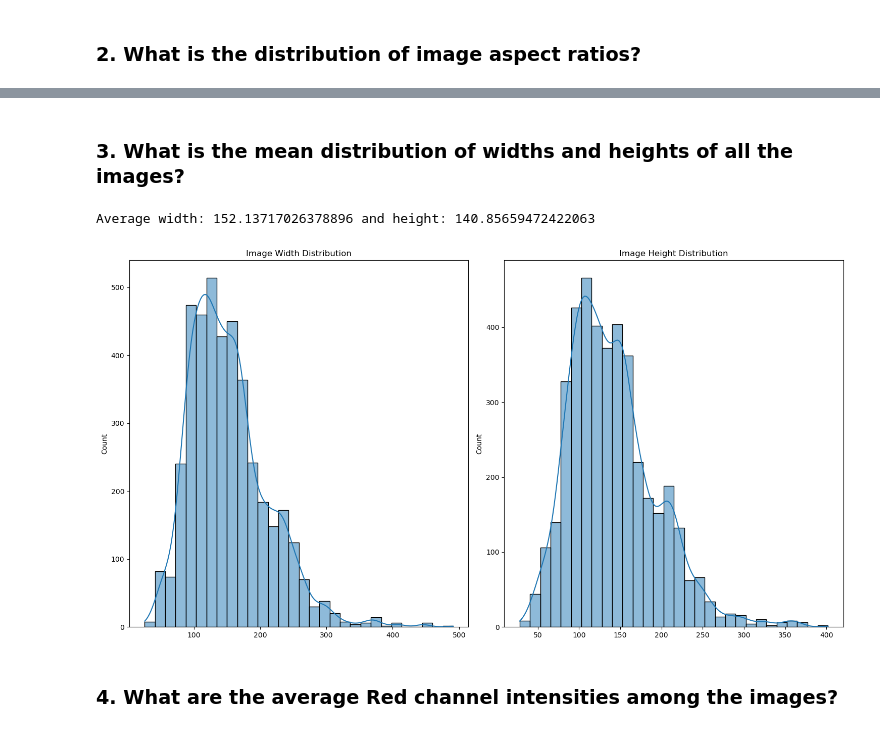
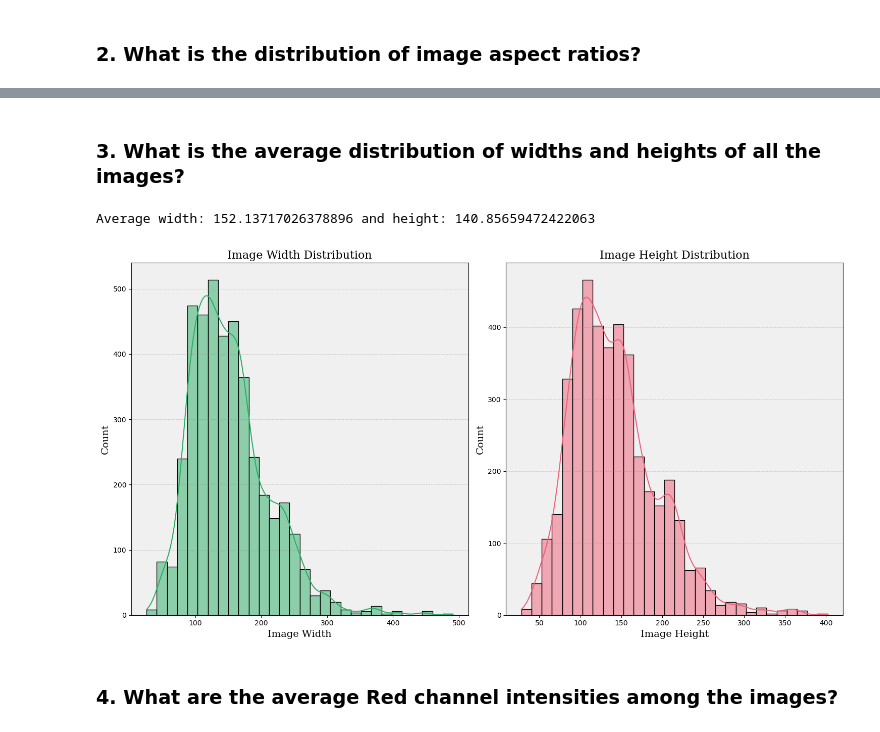
Before and after one commit to chrisheimbuch/traffic_signs_classification_report, a Jupyter notebook: traffic_eda.ipynb, the cells around one changed output, grey strips where cells are left out. Cells and saved outputs as stored; diff of their text form; code cells hidden in the pictures.

```diff
--- a/traffic_eda.ipynb
+++ b/traffic_eda.ipynb
@@ -39,0 +52,3 @@ df
+# %%
+#Making all names title case to deal with random sporadic name conventions.
+df['Name'] = df['Name'].str.title()
@@ -183,5 +206,5 @@ plt.show()
 # %% [markdown]
-### 3. What is the mean distribution of widths and heights of all the images?
+### 3. What is the average distribution of widths and heights of all the images?
 # %%
 # Lists to store width and height of images
 width_list = []
@@ -196,38 +219,51 @@ for folder in os.listdir(dataset):
         # Loop through each image file in the folder
         for filename in os.listdir(folder_path):
             image_path = os.path.join(folder_path, filename)
 
             # Open image and get its dimensions
             try:
                 with Image.open(image_path) as img:
                     width, height = img.size
                     width_list.append(width)
                     height_list.append(height)
             except Exception as e:
                 print(f"Error opening {image_path}: {e}")
 
 # Calculate average width and height
 average_width = sum(width_list) / len(width_list)
 average_height = sum(height_list) / len(height_list)
 
 print(f'Average width: {average_width} and height: {average_height}')
 
 # Plot the width and height distributions
 fig, ax = plt.subplots(1, 2, figsize=(15, 8))
 
 # Plot for image widths
-sns.histplot(width_list, ax=ax[0], bins=30, kde=True)
-ax[0].set_title('Image Width Distribution')
+sns.histplot(width_list, ax=ax[0], bins=30, kde=True, color='#2BAE66FF')
+ax[0].set_title('Image Width Distribution', fontdict=font1)
+ax[0].set_xlabel("Image Width", fontdict=font2)
+ax[0].set_ylabel("Count", fontdict=font2)
+
+#Grid customization for axis 0
+ax[0].set_facecolor('#f0f0f0')
+ax[0].grid(True, which='both', axis='y', linestyle='--', linewidth=0.7, color='gray', alpha=0.3)
 
 # Plot for image heights
-sns.histplot(height_list, ax=ax[1], bins=30, kde=True)
-ax[1].set_title('Image Height Distribution')
+sns.histplot(height_list, ax=ax[1], bins=30, kde=True, color='#EF6079FF')
+ax[1].set_title('Image Height Distribution', fontdict=font1)
+ax[1].set_xlabel("Image Height", fontdict=font2)
+ax[1].set_ylabel("Count", fontdict=font2)
+
+
+#Grid customization for axis 1
+ax[1].set_facecolor('#f0f0f0')
+ax[1].grid(True, which='both', axis='y', linestyle='--', linewidth=0.7, color='gray', alpha=0.3)
 
 plt.tight_layout()
 plt.show()
 # %% [output]
 Average width: 152.13717026378896 and height: 140.85659472422063
-[figure, old version]
+[figure, new version]
 # %% [markdown]
 ### 4. What are the average Red channel intensities among the images?
 # %%
```
Also changed, not shown: parts of 16 cells of this notebook.
